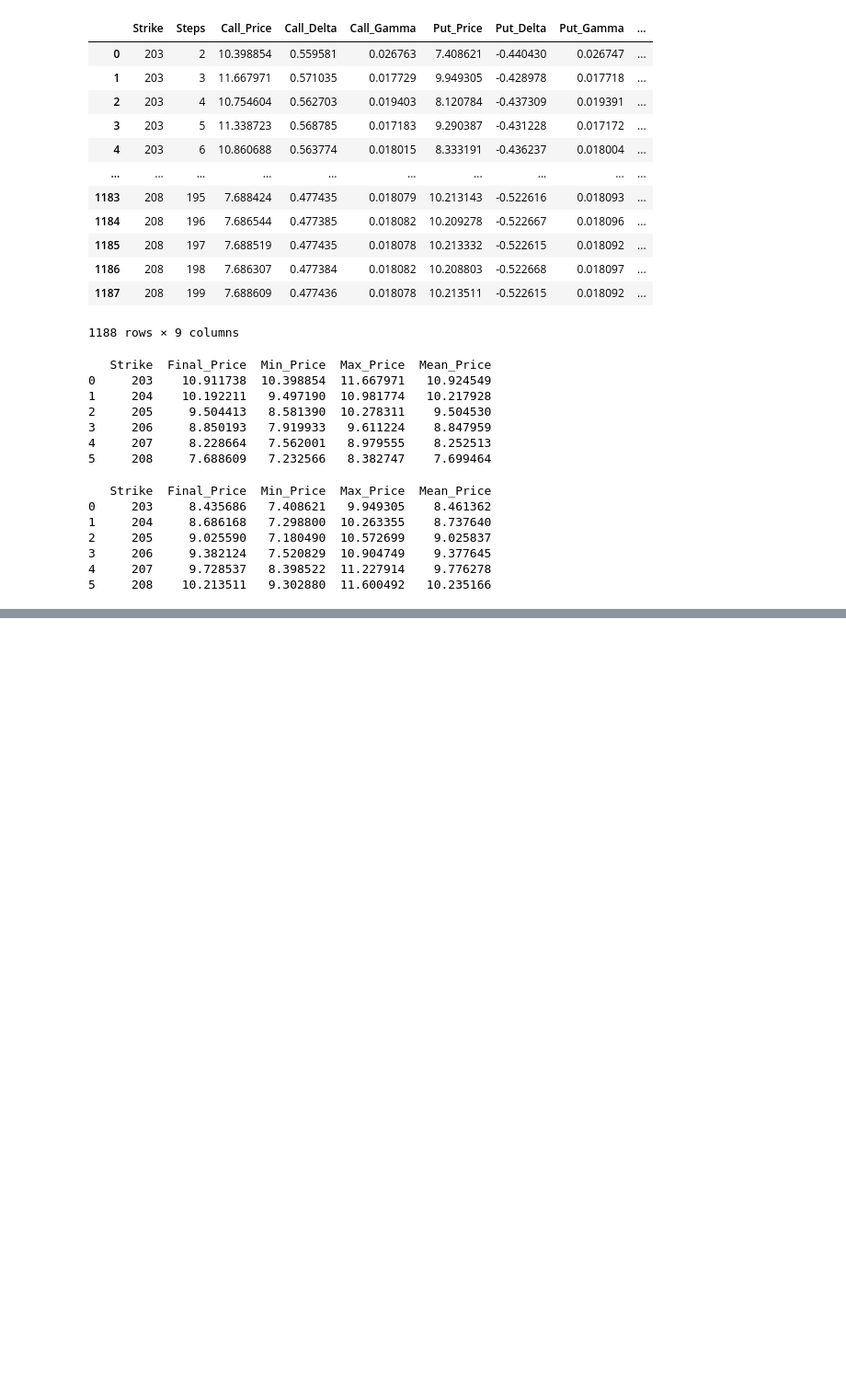
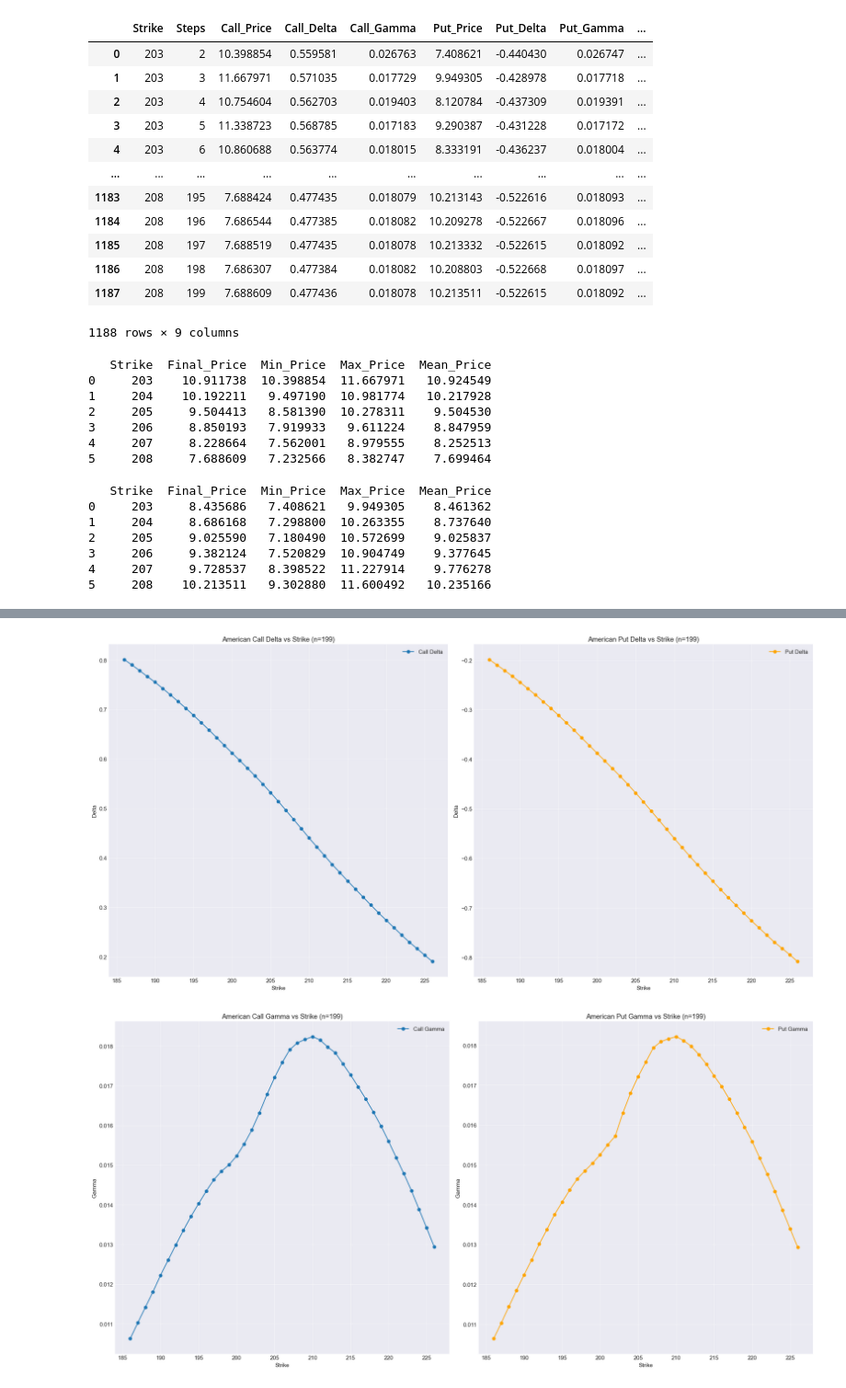
Before and after one commit to dradoncic/live_cattle_futures_options, a Jupyter notebook: project.ipynb, the cells around one changed output, grey strips where cells are left out. Shown at 92% size. Cells and saved outputs as stored; diff of their text form; code cells hidden in the pictures; blank space fills up the shorter version.

```diff
--- a/project.ipynb
+++ b/project.ipynb
@@ -580,0 +720,48 @@ plt.show()
+# %%
+call_delta_df = greeks_info.pivot(index="Steps", columns="Strike", values="Call_Delta")
+put_delta_df = greeks_info .pivot(index="Steps", columns="Strike", values="Put_Delta")
+call_gamma_df = greeks_info.pivot(index="Steps", columns="Strike", values="Call_Gamma")
+put_gamma_df = greeks_info.pivot(index="Steps", columns="Strike", values="Put_Gamma")
+
+n_max = greeks_info["Steps"].max()
+
+fig, axes = plt.subplots(1, 2, figsize=(20, 10))
+
+axes[0].plot(K, [call_delta_df[k][n_max] for k in K], marker='o', label='Call Delta')
+axes[0].set_title(f"American Call Delta vs Strike (n={n_max})")
+axes[0].set_xlabel("Strike")
+axes[0].set_ylabel("Delta")
+axes[0].grid(True)
+axes[0].legend()
+
+axes[1].plot(K, [put_delta_df[k][n_max] for k in K], marker='o', color='orange', label='Put Delta')
+axes[1].set_title(f"American Put Delta vs Strike (n={n_max})")
+axes[1].set_xlabel("Strike")
+axes[1].set_ylabel("Delta")
+axes[1].grid(True)
+axes[1].legend()
+
+plt.tight_layout()
+plt.show()
+
+fig, axes = plt.subplots(1, 2, figsize=(20, 10))
+
+axes[0].plot(K, [call_gamma_df[k][n_max] for k in K], marker='o', label='Call Gamma')
+axes[0].set_title(f"American Call Gamma vs Strike (n={n_max})")
+axes[0].set_xlabel("Strike")
+axes[0].set_ylabel("Gamma")
+axes[0].grid(True)
+axes[0].legend()
+
+axes[1].plot(K, [put_gamma_df[k][n_max] for k in K], marker='o', color='orange', label='Put Gamma')
+axes[1].set_title(f"American Put Gamma vs Strike (n={n_max})")
+axes[1].set_xlabel("Strike")
+axes[1].set_ylabel("Gamma")
+axes[1].grid(True)
+axes[1].legend()
+
+plt.tight_layout()
+plt.show()
+# %% [output]
+[figure, added]
+[figure, added]
```
Also changed, not shown: parts of 4 cells of this notebook.
